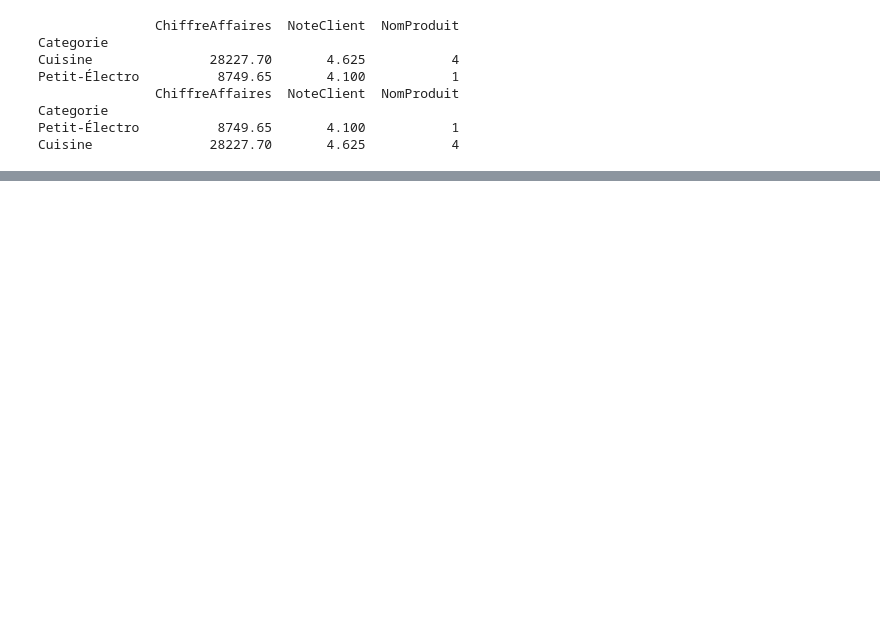
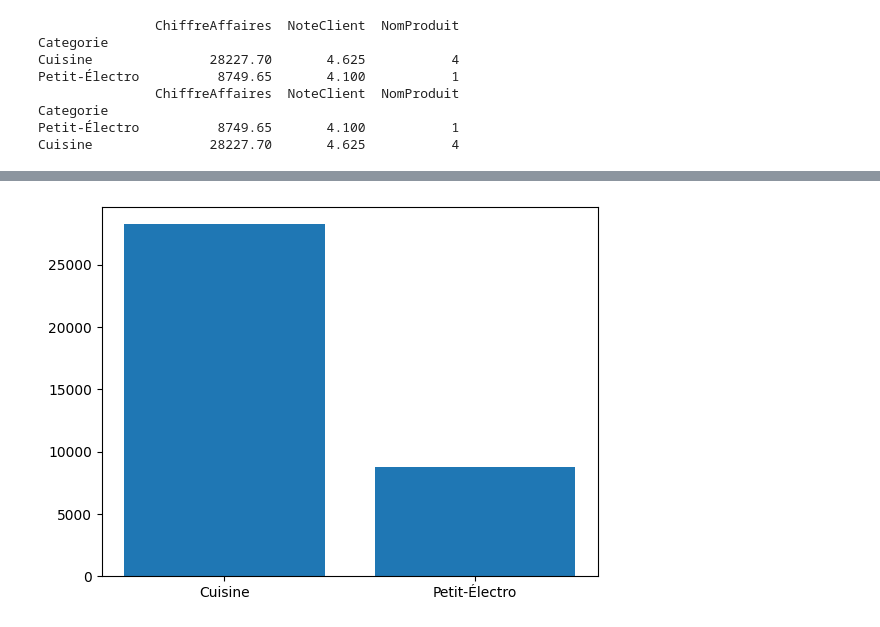
Before and after one commit to vicduch/apprentissageMLPython, a Jupyter notebook: Apprentissage_Python_ML.ipynb, the cells around one changed output, grey strips where cells are left out. Saved outputs shown, nothing was run; the diff lists cells and outputs as text; code cells hidden in the pictures; blank space fills up the shorter version.

```diff
--- a/Apprentissage_Python_ML.ipynb
+++ b/Apprentissage_Python_ML.ipynb
@@ -462,0 +465,20 @@ Cuisine               28227.70       4.625           4
+# %%
+import pandas as pd
+import numpy as np
+import matplotlib.pyplot as plt # Importation conventionnelle de Matplotlib
+
+catalogue = {
+    'NomProduit': ['Cafetière A', 'Bouilloire B', 'Grille-pain C', 'Mixeur D', 'Robot E'],
+    'Categorie': ['Cuisine', 'Cuisine', 'Cuisine', 'Cuisine', 'Petit-Électro'],
+    'PrixUnitaire': [59.90, 29.99, 45.00, 79.50, 249.99],
+    'VentesMensuelles': [150, 230, 80, 110, 35]
+}
+id_produits = ['PROD-001', 'PROD-002', 'PROD-003', 'PROD-004', 'PROD-005']
+df_ventes = pd.DataFrame(catalogue, index=id_produits)
+df_ventes['ChiffreAffaires'] = df_ventes['PrixUnitaire'] * df_ventes['VentesMensuelles']
+
+# On crée le rapport agrégé qui nous servira de source pour le graphique
+rapport_ca = df_ventes.groupby('Categorie')['ChiffreAffaires'].sum()
+
+print("Données à visualiser :")
+print(rapport_ca)
@@ -462,0 +500,5 @@ Cuisine               28227.70       4.625           4
+# %%
+plt.bar(rapport_ca.index, rapport_ca.values)
+plt.show()
+# %% [output]
+[figure, added]
```
Also changed, not shown: parts of 20 cells of this notebook.
